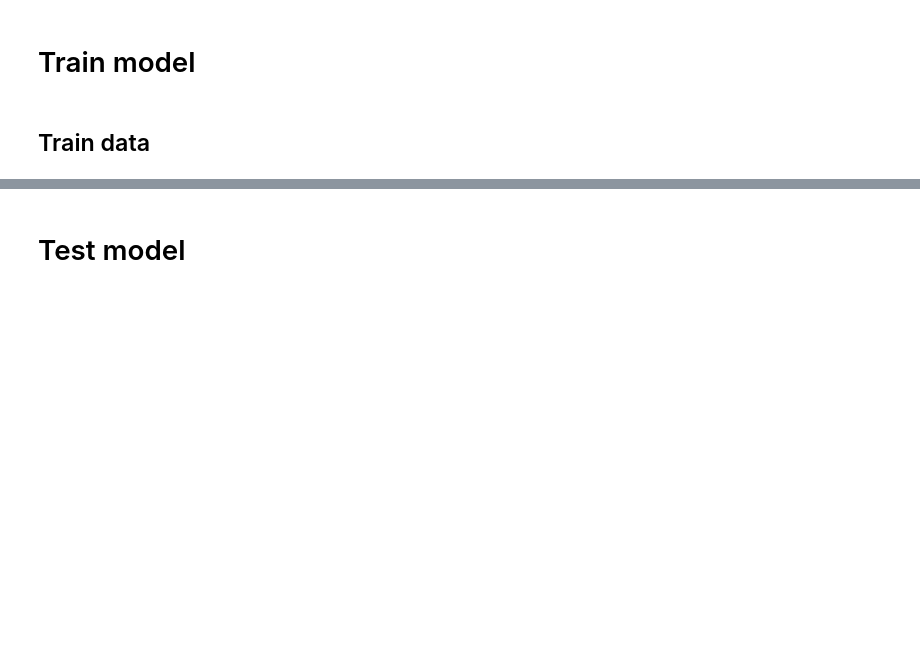
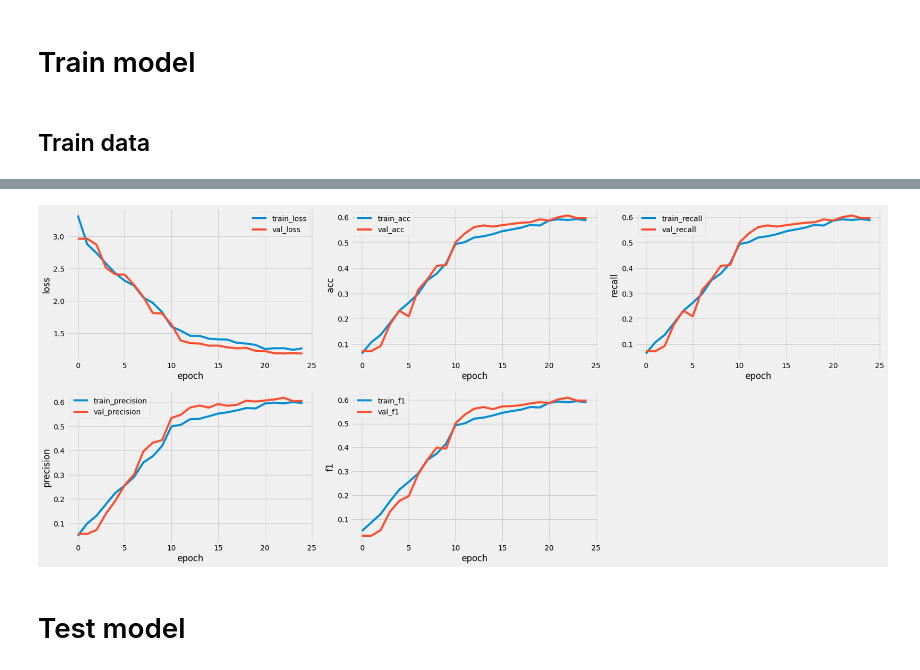
Before and after one commit to ArminD93/animal_classification, a Jupyter notebook: animal_classification.ipynb, the cells around one changed output, grey strips where cells are left out. Drawn from its saved outputs; the diff is of its cells as text; code cells hidden in the pictures; blank space fills up the shorter version.

```diff
--- a/animal_classification.ipynb
+++ b/animal_classification.ipynb
@@ -1177,3 +1180,3 @@ animal_cls.train_model()
 # %%
 api = wandb.Api()
-run = api.run("armind93/AnimalClassification_PyTorch/runs/8hktb")
+run = api.run("armind93/AnimalClassification_PyTorch/3vf9d4is")
@@ -1182,8 +1203,11 @@ run.config
 # %%
 metrics_df = run.history(keys=[
-                "epoch",
-                 "Charts/train_loss", "Charts/train_acc", 	"Charts/train_recall", 	"Charts/train_precision",
-                 "Charts/val_loss", "Charts/val_acc", 	"Charts/val_recall", 	"Charts/val_precision"
-                 ], )
+                 "epoch",
+                 "Charts/train_loss",     "Charts/val_loss",
+                 "Charts/train_acc", 	    "Charts/val_acc",
+                 "Charts/train_recall",   "Charts/val_recall",
+                 "Charts/train_precision","Charts/val_precision",
+                 "Charts/train_f1",       "Charts/val_f1",
+                 ], x_axis="epoch" )
 
-metrics_df
+metrics_df.head()
@@ -1192,5 +1221,8 @@ animal_cls.metrics_df
 # %%
-stats_df_copy = animal_cls.metrics_df
+metrics_df.drop_duplicates(subset="epoch", keep='first', inplace=True)
+
+stats_df_copy = metrics_df
 stats_df_copy.set_index('epoch', inplace=True)
 
+
 stats_df_copy.head()
@@ -1211,3 +1257,28 @@ torch.cuda.empty_cache()
+# %%
+cols = 3
+rows = 2
+idx= 0
+idx2= 2
+
+
+fig = plt.figure(figsize=(25,11))
+fig.subplots_adjust(hspace=0.2, wspace=0.15)
+
+
+for i in range(1, 6):
+      fig.add_subplot(rows, cols, i)
+      chart_pair = list(islice(stats_df_copy.columns,  idx, idx2, 1))
+
+      g = sns.lineplot( data=stats_df_copy[chart_pair], dashes=False)
+      g.set(xlabel='epoch', ylabel=chart_pair[0].split('_')[1])
+      plt.legend(labels=[chart_pair[0].split('/')[1], chart_pair[1].split('/')[1] ])
+
+      idx += 2
+      idx2 += 2
+
+plt.show()
+# %% [output]
+[figure, added]
 # %%
 # # Pandas DataFrame
 # run['metrics/train_val_loss_acc'].upload(File.as_html(intel_image_cls.metrics_df))
```
Also changed, not shown: parts of 41 cells of this notebook.
